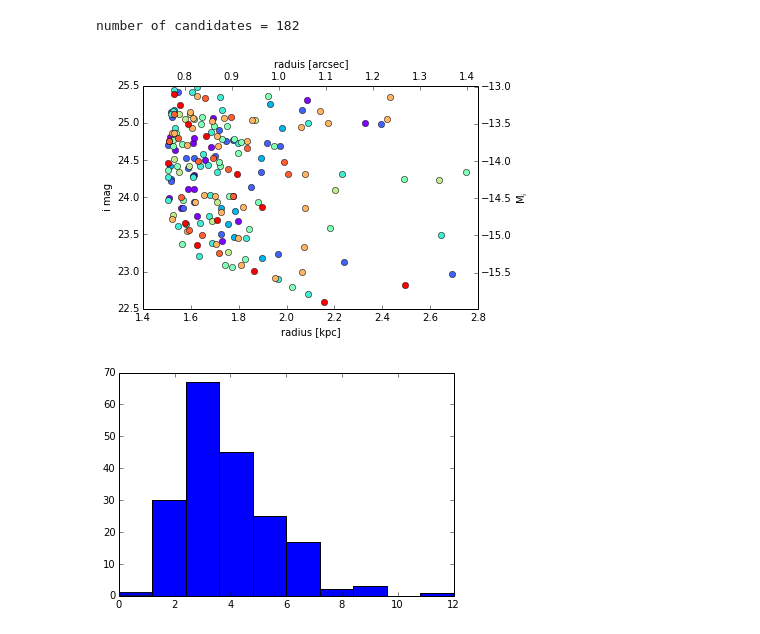
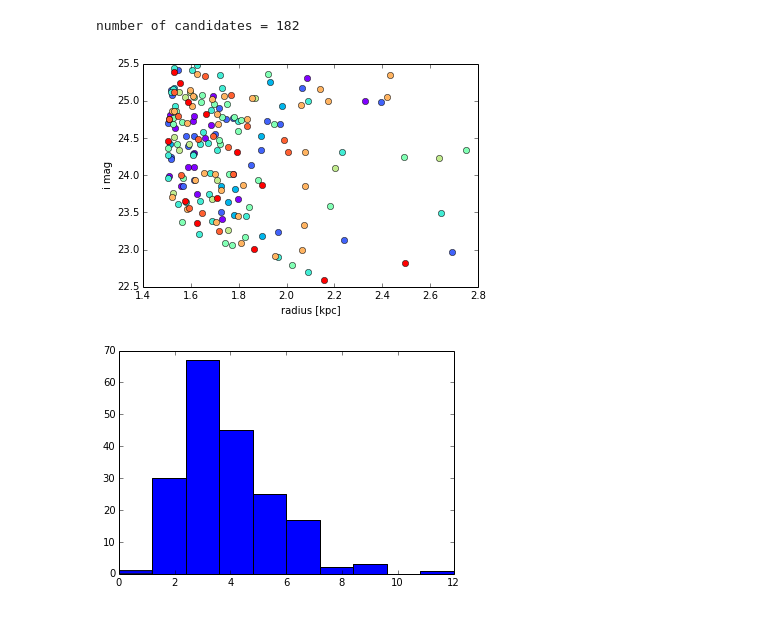
Before and after one commit to johnnygreco/hscAna, a Jupyter notebook: udg_search.ipynb, the cells around one changed output. Cells and saved outputs as stored; diff of their text form; code cells hidden in the pictures.

```diff
--- a/udg_search.ipynb
+++ b/udg_search.ipynb
@@ -63,20 +63,12 @@ number of candidates = 182
 # %%
 f1, a1 = plt.subplots(1,1)
 colors = plt.cm.rainbow(np.linspace(0,1,len(candy)))
 for i in range(len(candy)):
     a1.plot(candy[i].size, candy[i].mag, 'o', c=colors[i])
 a1.set_xlabel('radius [kpc]')
-a1.set_ylabel(band.lower()+' mag')
-a1_tx = a1.twinx()
-ylim = a1.get_ylim()
-a1_tx.set_ylim(ylim[0]-5.0*np.log10(D_L*1e6)+5.0, ylim[1]-5.0*np.log10(D_L*1e6)+5.0)
-a1_tx.set_ylabel(r'M$_'+band.lower()+'$')
-a1_ty = a1.twiny()
-xlim = a1.get_xlim()
-a1_ty.set_xlim(206265*xlim[0]/(D_A*1e3), 206265*xlim[1]/(D_A*1e3))
-a1_ty.set_xlabel('raduis [arcsec]');
+a1.set_ylabel(band.lower()+' mag');
 # %% [output]
-[figure, old version]
+[figure, new version]
 # %%
 nchild = [];
 for i in range(len(candy)):
```
Also changed, not shown: 1 other file.
